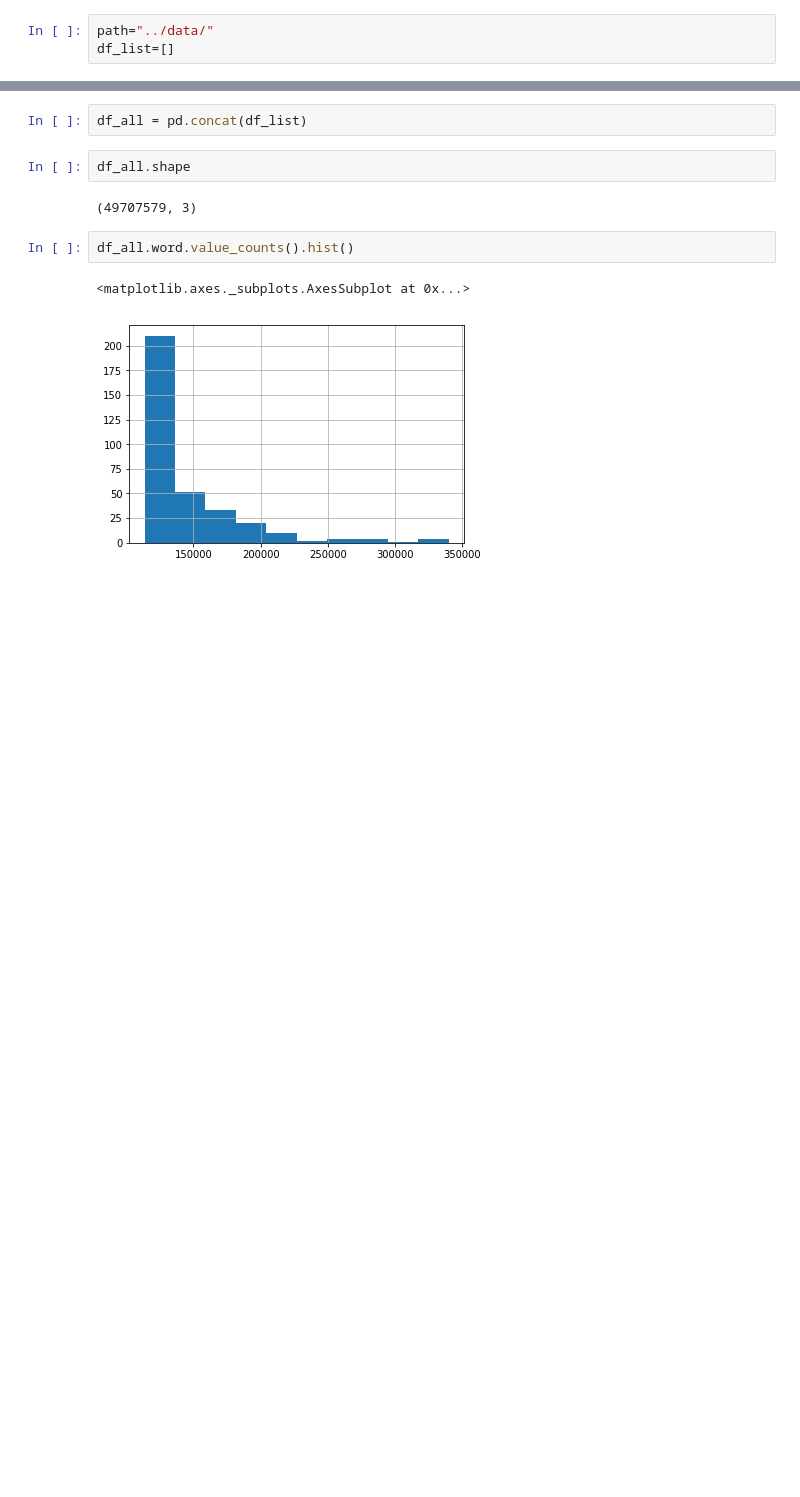
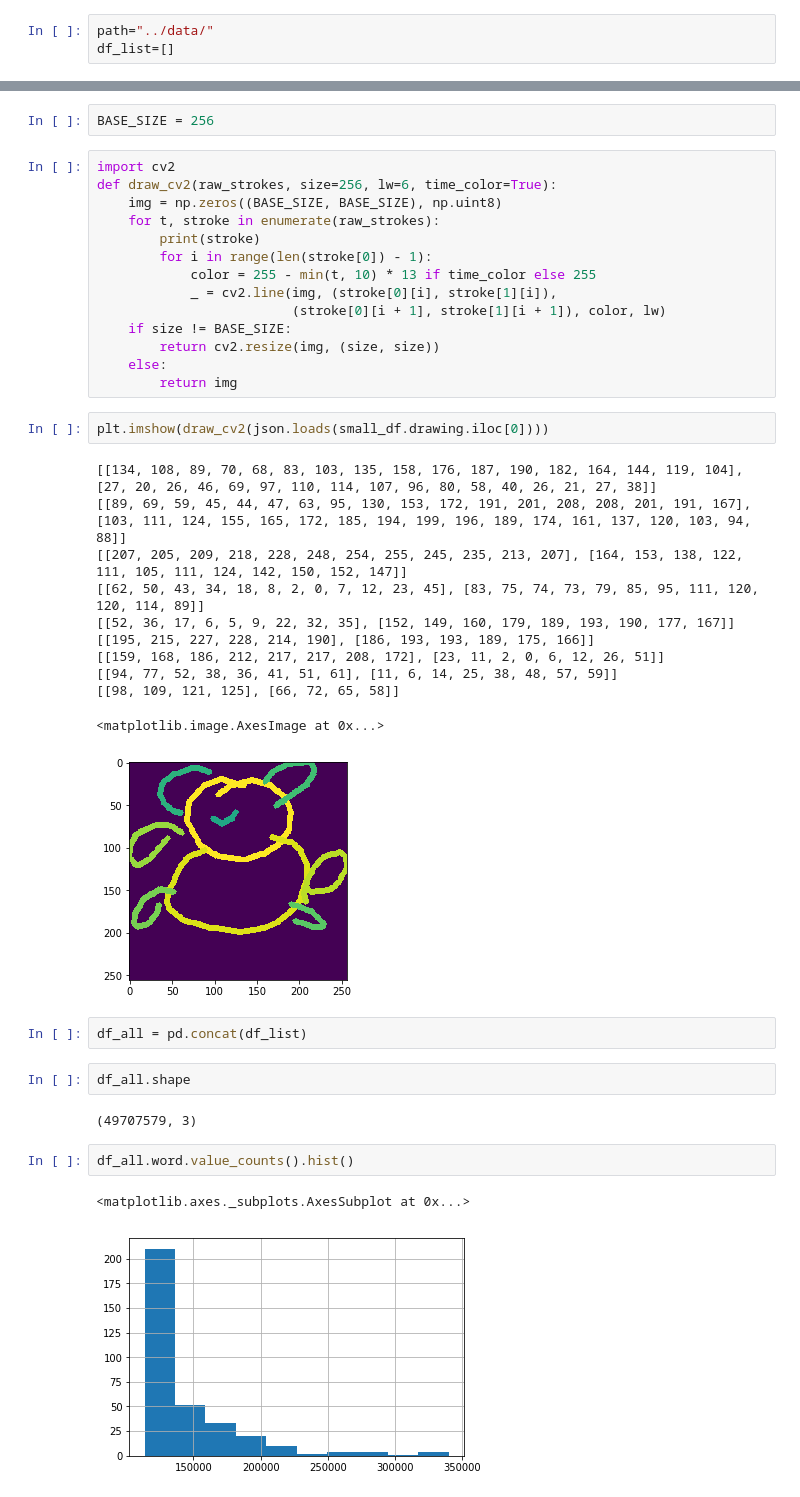
Before and after one commit to olix20/kaggle-quick-draw, a Jupyter notebook: research/eda.ipynb, the cells around one changed output, grey strips where cells are left out. Cells and saved outputs as stored; diff of their text form; blank space fills up the shorter version.

```diff
--- a/research/eda.ipynb
+++ b/research/eda.ipynb
@@ -14,6 +42,36 @@ for f in tqdm_notebook(glob(path+"/train/*.csv")):
     df_list.append(pd.read_csv(f,usecols=["drawing","word","recognized"]))
 # %% [output]
 [interactive output not drawn]
+# %%
+BASE_SIZE = 256
+# %%
+import cv2
+def draw_cv2(raw_strokes, size=256, lw=6, time_color=True):
+    img = np.zeros((BASE_SIZE, BASE_SIZE), np.uint8)
+    for t, stroke in enumerate(raw_strokes):
+        print(stroke)
+        for i in range(len(stroke[0]) - 1):
+            color = 255 - min(t, 10) * 13 if time_color else 255
+            _ = cv2.line(img, (stroke[0][i], stroke[1][i]),
+                         (stroke[0][i + 1], stroke[1][i + 1]), color, lw)
+    if size != BASE_SIZE:
+        return cv2.resize(img, (size, size))
+    else:
+        return img
+# %%
+plt.imshow(draw_cv2(json.loads(small_df.drawing.iloc[0])))
+# %% [output]
+[[134, 108, 89, 70, 68, 83, 103, 135, 158, 176, 187, 190, 182, 164, 144, 119, 104], [27, 20, 26, 46, 69, 97, 110, 114, 107, 96, 80, 58, 40, 26, 21, 27, 38]]
+[[89, 69, 59, 45, 44, 47, 63, 95, 130, 153, 172, 191, 201, 208, 208, 201, 191, 167], [103, 111, 124, 155, 165, 172, 185, 194, 199, 196, 189, 174, 161, 137, 120, 103, 94, 88]]
+[[207, 205, 209, 218, 228, 248, 254, 255, 245, 235, 213, 207], [164, 153, 138, 122, 111, 105, 111, 124, 142, 150, 152, 147]]
+[[62, 50, 43, 34, 18, 8, 2, 0, 7, 12, 23, 45], [83, 75, 74, 73, 79, 85, 95, 111, 120, 120, 114, 89]]
+[[52, 36, 17, 6, 5, 9, 22, 32, 35], [152, 149, 160, 179, 189, 193, 190, 177, 167]]
+[[195, 215, 227, 228, 214, 190], [186, 193, 193, 189, 175, 166]]
+[[159, 168, 186, 212, 217, 217, 208, 172], [23, 11, 2, 0, 6, 12, 26, 51]]
+[[94, 77, 52, 38, 36, 41, 51, 61], [11, 6, 14, 25, 38, 48, 57, 59]]
+[[98, 109, 121, 125], [66, 72, 65, 58]]
+<matplotlib.image.AxesImage at 0x...>
+[figure, added]
 # %%
 df_all = pd.concat(df_list)
 # %%
```
Also changed, not shown: parts of 5 cells of this notebook, 7 other files.
